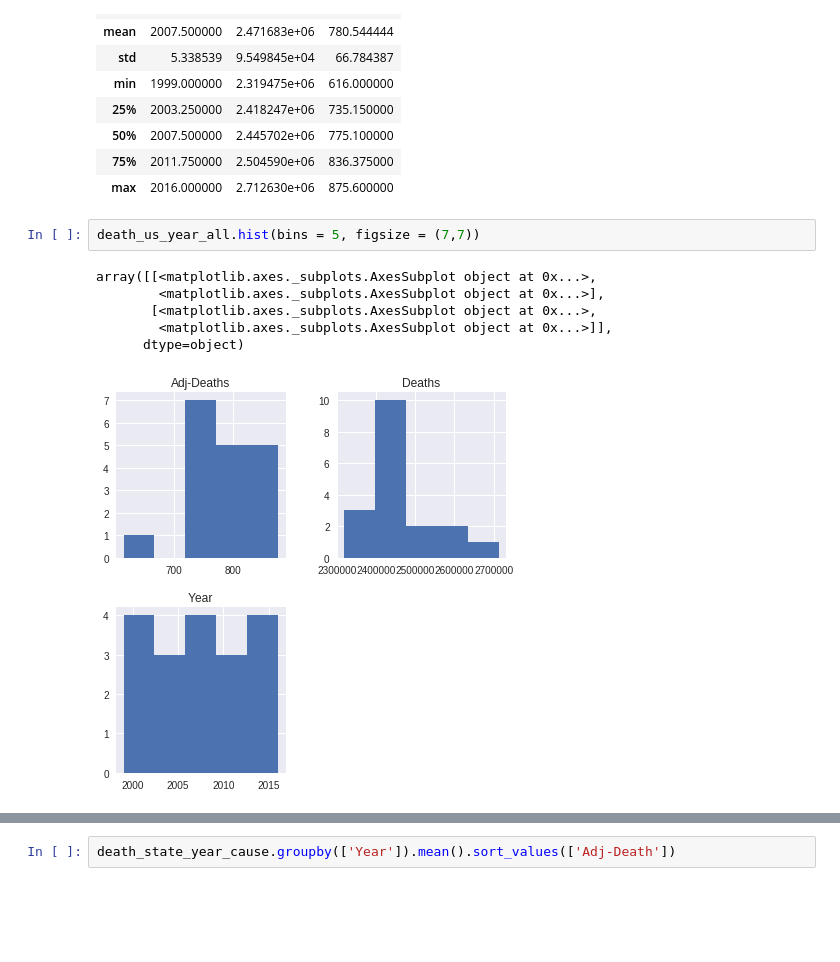
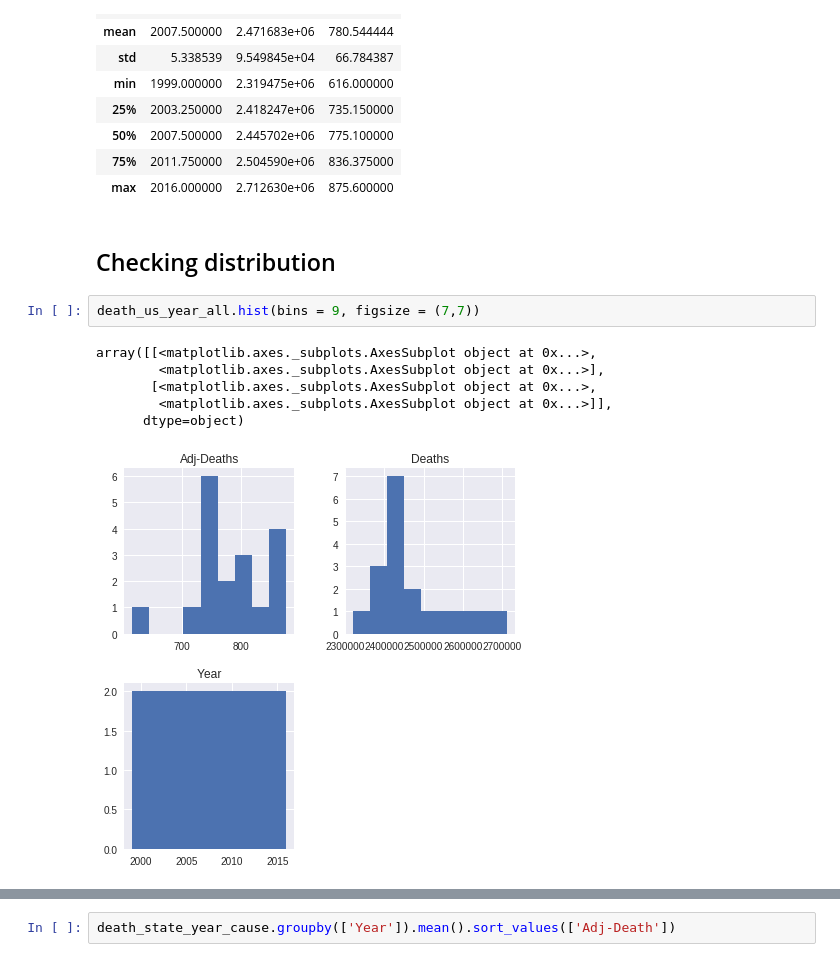
Before and after one commit to lanceeeaton/Leading_Causes_of_Death, a Jupyter notebook: Leading_Causes_of_Death.ipynb, the cells around one changed output, grey strips where cells are left out. Drawn from its saved outputs; the diff is of its cells as text; blank space fills up the shorter version.

Commit message:
Started with some data visualization

```diff
--- a/Leading_Causes_of_Death.ipynb
+++ b/Leading_Causes_of_Death.ipynb
@@ -82,12 +123,14 @@ death_us_year_all.describe()
 | 50% | 2007.500000 | 2.445702e+06 | 775.100000 |
 | 75% | 2011.750000 | 2.504590e+06 | 836.375000 |
 | max | 2016.000000 | 2.712630e+06 | 875.600000 |
+# %% [markdown]
+## Checking distribution
 # %%
-death_us_year_all.hist(bins = 5, figsize = (7,7))
+death_us_year_all.hist(bins = 9, figsize = (7,7))
 # %% [output]
 array([[<matplotlib.axes._subplots.AxesSubplot object at 0x...>,
         <matplotlib.axes._subplots.AxesSubplot object at 0x...>],
        [<matplotlib.axes._subplots.AxesSubplot object at 0x...>,
         <matplotlib.axes._subplots.AxesSubplot object at 0x...>]],
       dtype=object)
-[figure, old version]
+[figure, new version]
```
Also changed, not shown: parts of 22 cells of this notebook.
